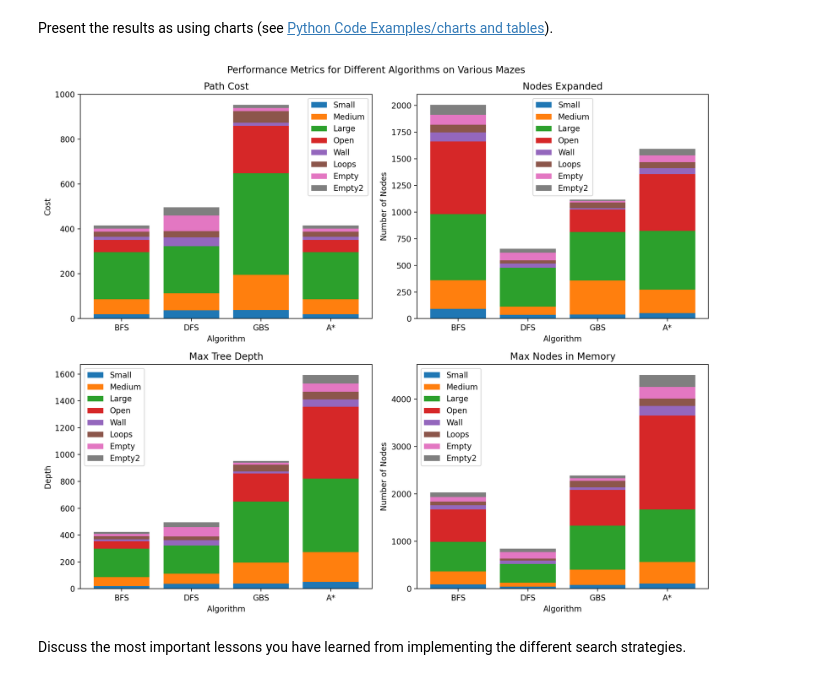
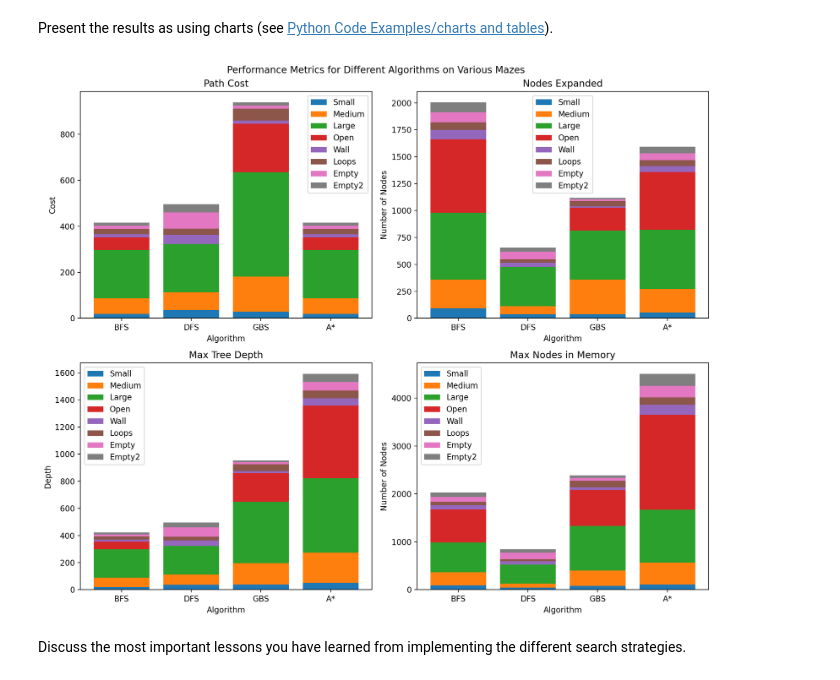
Before and after one commit to JCrossover-14/CSE352, a Jupyter notebook: HW1/Maze.ipynb, the cells around one changed output. Cells and saved outputs as stored; diff of their text form; code cells hidden in the pictures.

```diff
--- a/HW1/Maze.ipynb
+++ b/HW1/Maze.ipynb
@@ -820,7 +813,7 @@ import numpy as np
 import matplotlib.pyplot as plt
 
 algorithms = ["BFS", "DFS", "GBS", "A*"]
-path_cost = {"Small": [19, 37, 38, 19], "Medium": [68, 76, 157, 68], "Large": [210, 210, 454, 210],
+path_cost = {"Small": [19, 37, 29, 19], "Medium": [68, 76, 152, 68], "Large": [210, 210, 454, 210],
              "Open": [54, 0, 211, 54], "Wall": [14, 40, 14, 14], "Loops": [23, 27, 51, 23],
              "Empty": [14, 70, 14, 14], "Empty2": [14, 36, 14, 14]}
 
@@ -873,34 +866,34 @@ axs[0, 1].set_ylabel("Number of Nodes")
 axs[1, 0].bar(algorithms, max_tree_depth["Small"], label="Small")
 axs[1, 0].bar(algorithms, max_tree_depth["Medium"], bottom=max_tree_depth["Small"], label="Medium")
 axs[1, 0].bar(algorithms, max_tree_depth["Large"], bottom=np.array(max_tree_depth["Small"]) + np.array(max_tree_depth["Medium"]), label="Large")
 axs[1, 0].bar(algorithms, max_tree_depth["Open"], bottom=np.array(max_tree_depth["Small"]) + np.array(max_tree_depth["Medium"]) + np.array(max_tree_depth["Large"]), label="Open")
 axs[1, 0].bar(algorithms, max_tree_depth["Wall"], bottom=np.array(max_tree_depth["Small"]) + np.array(max_tree_depth["Medium"]) + np.array(max_tree_depth["Large"]) + np.array(max_tree_depth["Open"]), label="Wall")
 axs[1, 0].bar(algorithms, max_tree_depth["Loops"], bottom=np.array(max_tree_depth["Small"]) + np.array(max_tree_depth["Medium"]) + np.array(max_tree_depth["Large"]) + np.array(max_tree_depth["Open"]) + np.array(max_tree_depth["Wall"]), label="Loops")
 axs[1, 0].bar(algorithms, max_tree_depth["Empty"], bottom=np.array(max_tree_depth["Small"]) + np.array(max_tree_depth["Medium"]) + np.array(max_tree_depth["Large"]) + np.array(max_tree_depth["Open"]) + np.array(max_tree_depth["Wall"]) + np.array(max_tree_depth["Loops"]), label="Empty")
 axs[1, 0].bar(algorithms, max_tree_depth["Empty2"], bottom=np.array(max_tree_depth["Small"]) + np.array(max_tree_depth["Medium"]) + np.array(max_tree_depth["Large"]) + np.array(max_tree_depth["Open"]) + np.array(max_tree_depth["Wall"]) + np.array(max_tree_depth["Loops"]) + np.array(max_tree_depth["Empty"]), label="Empty2")
 axs[1, 0].set_title("Max Tree Depth")
 axs[1, 0].legend()
 axs[1, 0].set_ylabel("Depth")
 
 axs[1, 1].bar(algorithms, max_nodes_in_memory["Small"], label="Small")
 axs[1, 1].bar(algorithms, max_nodes_in_memory["Medium"], bottom=max_nodes_in_memory["Small"], label="Medium")
 axs[1, 1].bar(algorithms, max_nodes_in_memory["Large"], bottom=np.array(max_nodes_in_memory["Small"]) + np.array(max_nodes_in_memory["Medium"]), label="Large")
 axs[1, 1].bar(algorithms, max_nodes_in_memory["Open"], bottom=np.array(max_nodes_in_memory["Small"]) + np.array(max_nodes_in_memory["Medium"]) + np.array(max_nodes_in_memory["Large"]), label="Open")
 axs[1, 1].bar(algorithms, max_nodes_in_memory["Wall"], bottom=np.array(max_nodes_in_memory["Small"]) + np.array(max_nodes_in_memory["Medium"]) + np.array(max_nodes_in_memory["Large"]) + np.array(max_nodes_in_memory["Open"]), label="Wall")
 axs[1, 1].bar(algorithms, max_nodes_in_memory["Loops"], bottom=np.array(max_nodes_in_memory["Small"]) + np.array(max_nodes_in_memory["Medium"]) + np.array(max_nodes_in_memory["Large"]) + np.array(max_nodes_in_memory["Open"]) + np.array(max_nodes_in_memory["Wall"]), label="Loops")
 axs[1, 1].bar(algorithms, max_nodes_in_memory["Empty"], bottom=np.array(max_nodes_in_memory["Small"]) + np.array(max_nodes_in_memory["Medium"]) + np.array(max_nodes_in_memory["Large"]) + np.array(max_nodes_in_memory["Open"]) + np.array(max_nodes_in_memory["Wall"]) + np.array(max_nodes_in_memory["Loops"]), label="Empty")
 axs[1, 1].bar(algorithms, max_nodes_in_memory["Empty2"], bottom=np.array(max_nodes_in_memory["Small"]) + np.array(max_nodes_in_memory["Medium"]) + np.array(max_nodes_in_memory["Large"]) + np.array(max_nodes_in_memory["Open"]) + np.array(max_nodes_in_memory["Wall"]) + np.array(max_nodes_in_memory["Loops"]) + np.array(max_nodes_in_memory["Empty"]), label="Empty2")
 axs[1, 1].set_title("Max Nodes in Memory")
 axs[1, 1].legend()
 axs[1, 1].set_ylabel("Number of Nodes")
 
 for ax in axs.flat:
     ax.set_xlabel("Algorithm")
 
 plt.tight_layout()
 plt.show()
 # %% [output]
-[figure, old version]
+[figure, new version]
 # %% [markdown]
 Discuss the most important lessons you have learned from implementing the different search strategies.
 # %% [markdown]
```
Also changed, not shown: parts of 4 cells of this notebook.
